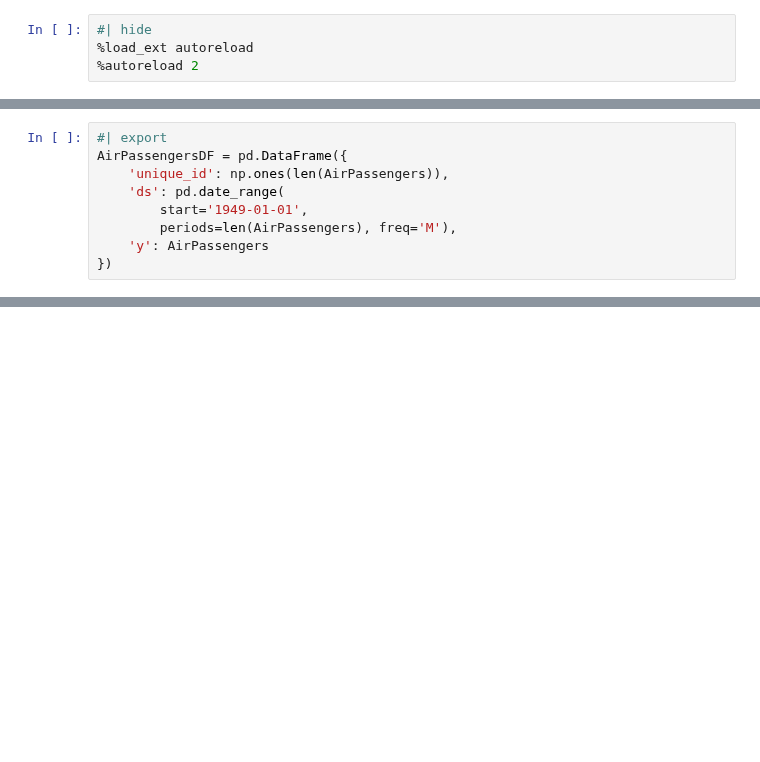
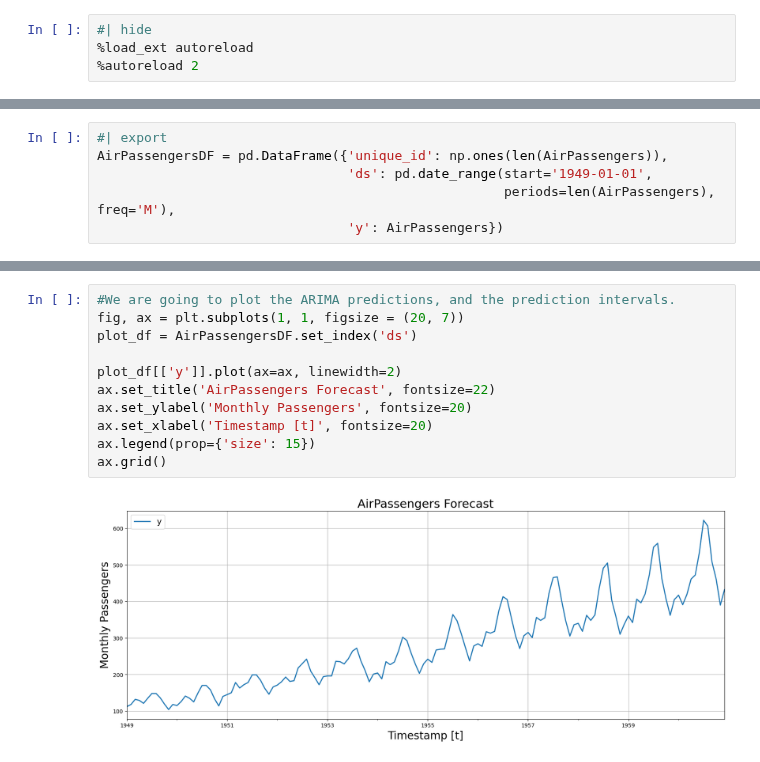
Before and after one commit to Nixtla/statsforecast, a Jupyter notebook: nbs/utils.ipynb, the cells around one changed output, grey strips where cells are left out. Drawn from its saved outputs; the diff is of its cells as text; blank space fills up the shorter version.

```diff
--- a/nbs/utils.ipynb
+++ b/nbs/utils.ipynb
@@ -92,9 +152,6 @@ AirPassengers = np.array([112., 118., 132., 129., 121., 135., 148., 148., 136.,
 # %%
 #| export
-AirPassengersDF = pd.DataFrame({
-    'unique_id': np.ones(len(AirPassengers)),
-    'ds': pd.date_range(
-        start='1949-01-01',
-        periods=len(AirPassengers), freq='M'),
-    'y': AirPassengers
-})
+AirPassengersDF = pd.DataFrame({'unique_id': np.ones(len(AirPassengers)),
+                                'ds': pd.date_range(start='1949-01-01',
+                                                    periods=len(AirPassengers), freq='M'),
+                                'y': AirPassengers})
@@ -100,0 +176,13 @@ AirPassengersDF = pd.DataFrame({
+# %%
+#We are going to plot the ARIMA predictions, and the prediction intervals.
+fig, ax = plt.subplots(1, 1, figsize = (20, 7))
+plot_df = AirPassengersDF.set_index('ds')
+
+plot_df[['y']].plot(ax=ax, linewidth=2)
+ax.set_title('AirPassengers Forecast', fontsize=22)
+ax.set_ylabel('Monthly Passengers', fontsize=20)
+ax.set_xlabel('Timestamp [t]', fontsize=20)
+ax.legend(prop={'size': 15})
+ax.grid()
+# %% [output]
+[figure, added]
```
Also changed, not shown: parts of 14 cells of this notebook, 6 other files.
